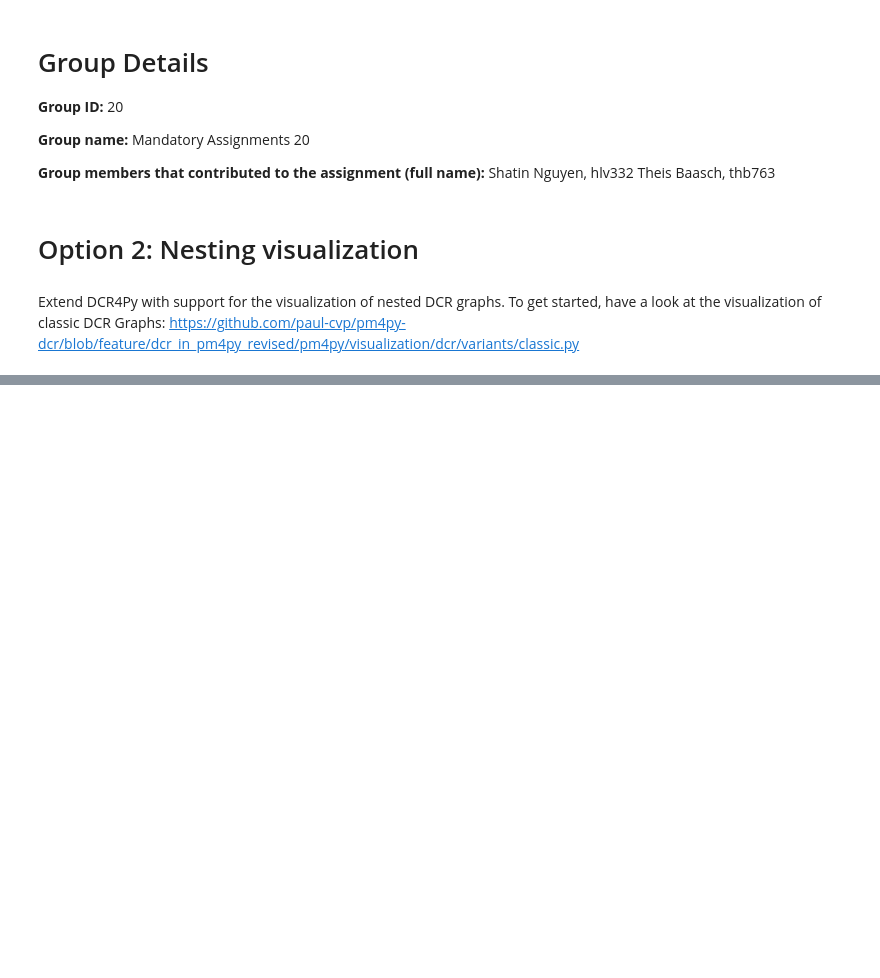
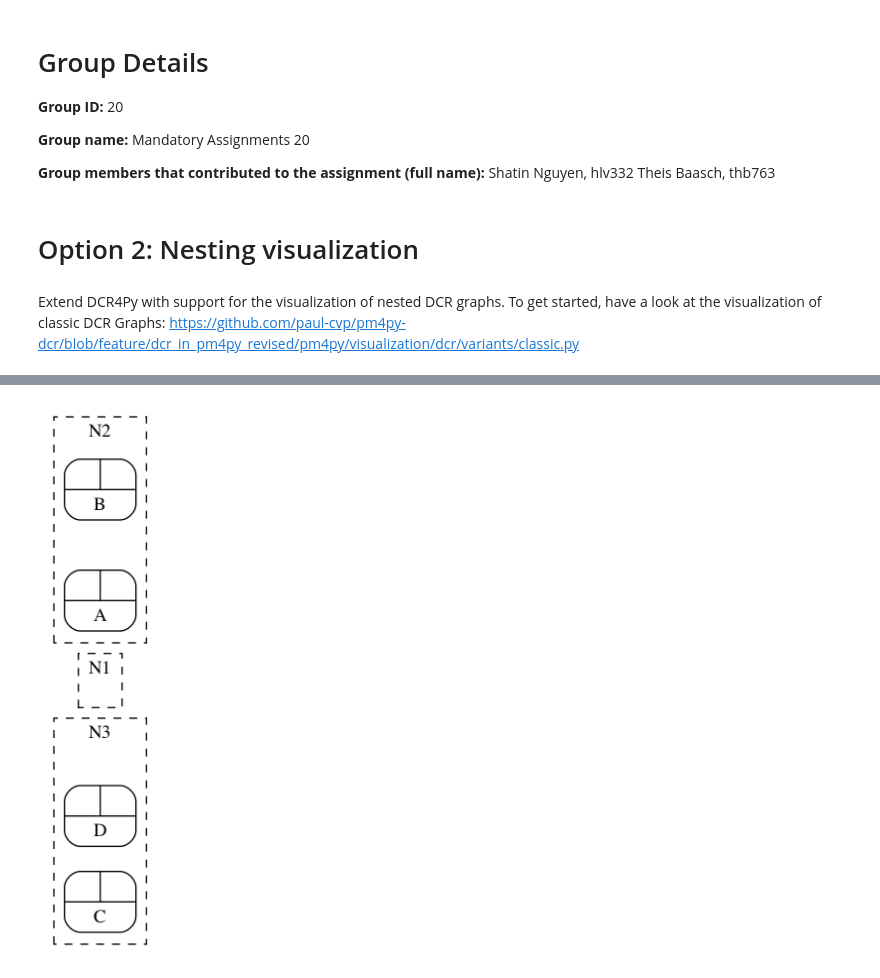
Before and after one commit to ShatinNguyen/REB, a Jupyter notebook: A2/rebs2024_assignment2.ipynb, the cells around one changed output, grey strips where cells are left out. Saved outputs shown, nothing was run; the diff lists cells and outputs as text; code cells hidden in the pictures; blank space fills up the shorter version.

```diff
--- a/A2/rebs2024_assignment2.ipynb
+++ b/A2/rebs2024_assignment2.ipynb
@@ -77,0 +159,28 @@ AttributeError: 'Digraph' object has no attribute 'partition'
+# %%
+graph3 = HierarchicalDcrGraph()
+
+test_event3 = ["A", "B", "C", "D"]
+test_group3 = ["N1", "N2", "N3"]
+
+for event in test_event3:
+    graph3.events.add(event)
+    graph3.labels.add(event)
+    graph3.label_map[event] = event
+    graph3.marking.included.add(event)
+
+for event in test_group3:
+    graph3.events.add(event)
+    graph3.labels.add(event)
+    graph3.label_map[event] = event
+
+graph3.nestedgroups["N2"] =  {"A", "B"}
+graph3.nestedgroups["N3"] =  {"C", "D"}
+graph3.nestedgroups["N1"] =  {"N2", "N3"}
+
+for group, events in graph3.nestedgroups.items():
+    for e in events:
+        graph1.nestedgroups_map[e] = group
+
+pm4py.view_dcr(graph3)
+# %% [output]
+[figure, added]
```
Also changed, not shown: parts of 6 cells of this notebook, 2 other files.
